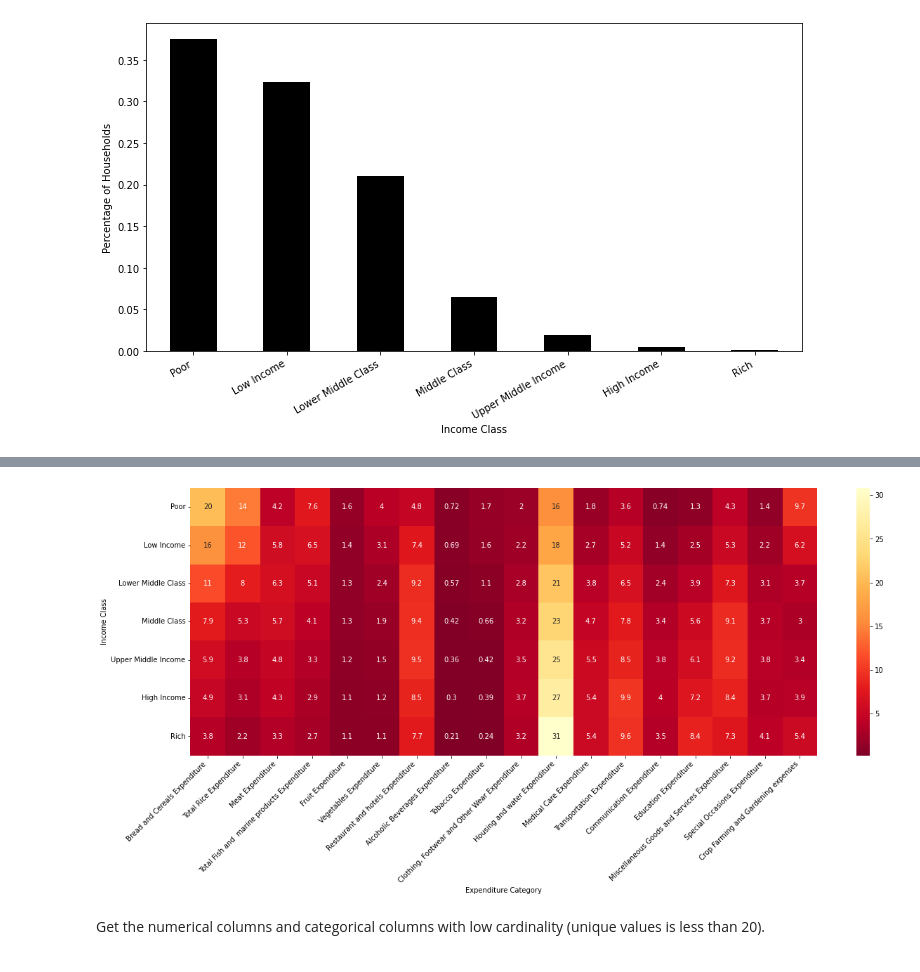
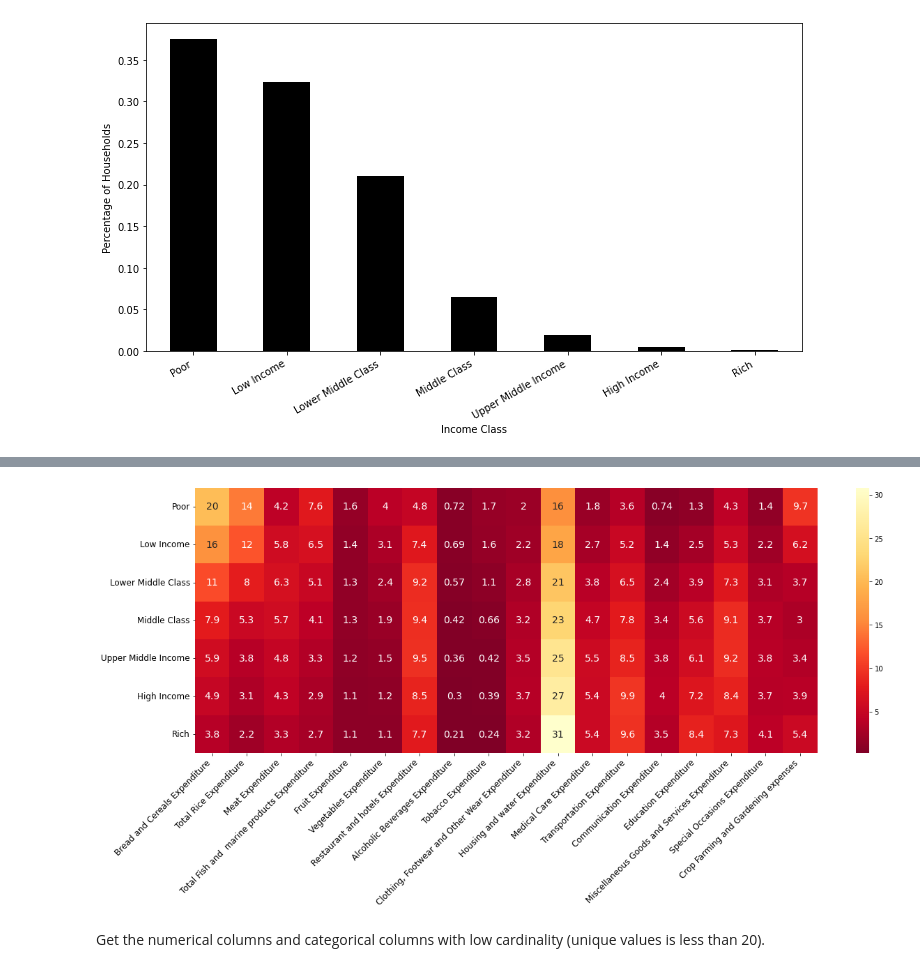
Before and after one commit to xxtofff/App_Physics_157, a Jupyter notebook: Coding Project/codes/Family Income and Expenditures.ipynb, the cells around one changed output, grey strips where cells are left out. Drawn from its saved outputs; the diff is of its cells as text; code cells hidden in the pictures.

```diff
--- a/Coding Project/codes/Family Income and Expenditures.ipynb
+++ b/Coding Project/codes/Family Income and Expenditures.ipynb
@@ -63,11 +75,11 @@ The Gini coefficient for this curve is 0.443841419057589
 income_bins = [-float('inf'), 10957, 21194, 43828, 76669, 131484, 219140, float('inf')]
 income_labels = ['Poor', 'Low Income', 'Lower Middle Class', 'Middle Class', 'Upper Middle Income', 'High Income', 'Rich']
 raw_fies['Income Class'] = pd.cut(raw_fies['Total Household Income']/12, bins=income_bins, labels=income_labels, right=False)
-raw_fies = raw_fies.drop(columns=['Total Household Income'])
+new_fies = raw_fies.drop(columns=['Total Household Income'])
 
 
 plt.figure(figsize=(10, 6))
-raw_fies['Income Class'].value_counts(sort=False, normalize= True).plot(kind='bar', color = 'black')
+new_fies['Income Class'].value_counts(sort=False, normalize= True).plot(kind='bar', color = 'black')
 # plt.xlabel('Income Class')
 plt.ylabel('Percentage of Households')
 # plt.title('Distribution of Households by Income Class')
@@ -100,26 +130,28 @@ fies.head()
 # %%
 #Extract the expenditure columns
-exp_cols = [col for col in raw_fies.columns if 'Expenditure' in col or 'expense' in col]
+exp_cols = [col for col in new_fies.columns if 'Expenditure' in col or 'expense' in col]
 tent_feat_cols = exp_cols
-fies_tent = raw_fies[tent_feat_cols]
+fies_tent = new_fies[tent_feat_cols]
 
 #Remove the redundant column
 fies_tent = fies_tent.drop(columns= ['Total Food Expenditure'])
 norm_fies = fies_tent.sum(axis = 1)
 fies = 100*fies_tent.div(norm_fies, axis = 0)
 
-full = pd.DataFrame(raw_fies['Income Class']).join(fies)
+full = pd.DataFrame(new_fies['Income Class']).join(fies)
 grouped_df = full.groupby('Income Class')[fies.columns].mean()
 
 plt.figure(figsize=(20, 7))
-sns.heatmap(grouped_df, annot=True, cmap='YlOrRd_r')
-plt.ylabel('Income Class')
-plt.xlabel('Expenditure Category')
-plt.xticks(rotation=45, ha='right')
+sns.heatmap(grouped_df, annot=True, cmap='YlOrRd_r',annot_kws={'size':14})
+# plt.ylabel('Income Class')
+# plt.xlabel('Expenditure Category')
+plt.xticks(rotation=45, ha='right', fontsize = 12)
+plt.yticks(fontsize = 12)
+plt.ylabel('')
 plt.savefig('..//figures//ExpenditureAllocation.png', bbox_inches = 'tight', dpi = 400)
 plt.show()
 # %% [output]
-[figure, old version]
+[figure, new version]
 # %% [markdown]
 Get the numerical columns and categorical columns with low cardinality (unique values is less than 20).
 # %%
```
Also changed, not shown: parts of 14 cells of this notebook, 7 other files.
